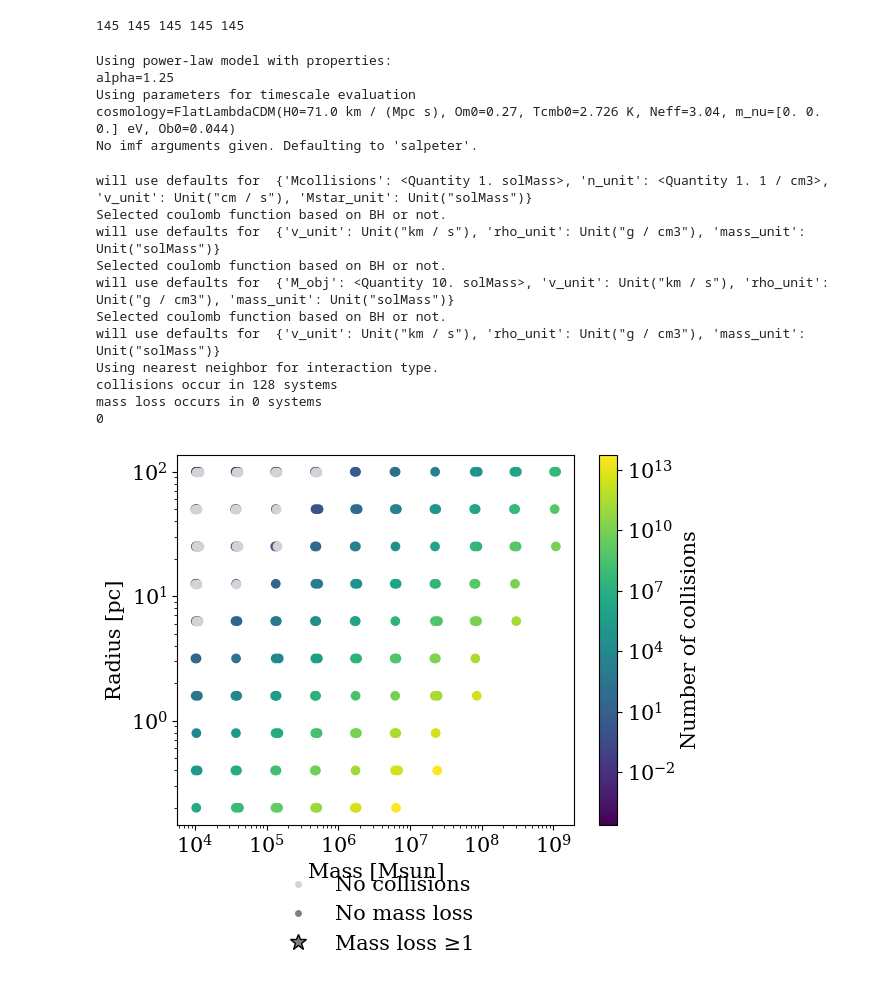
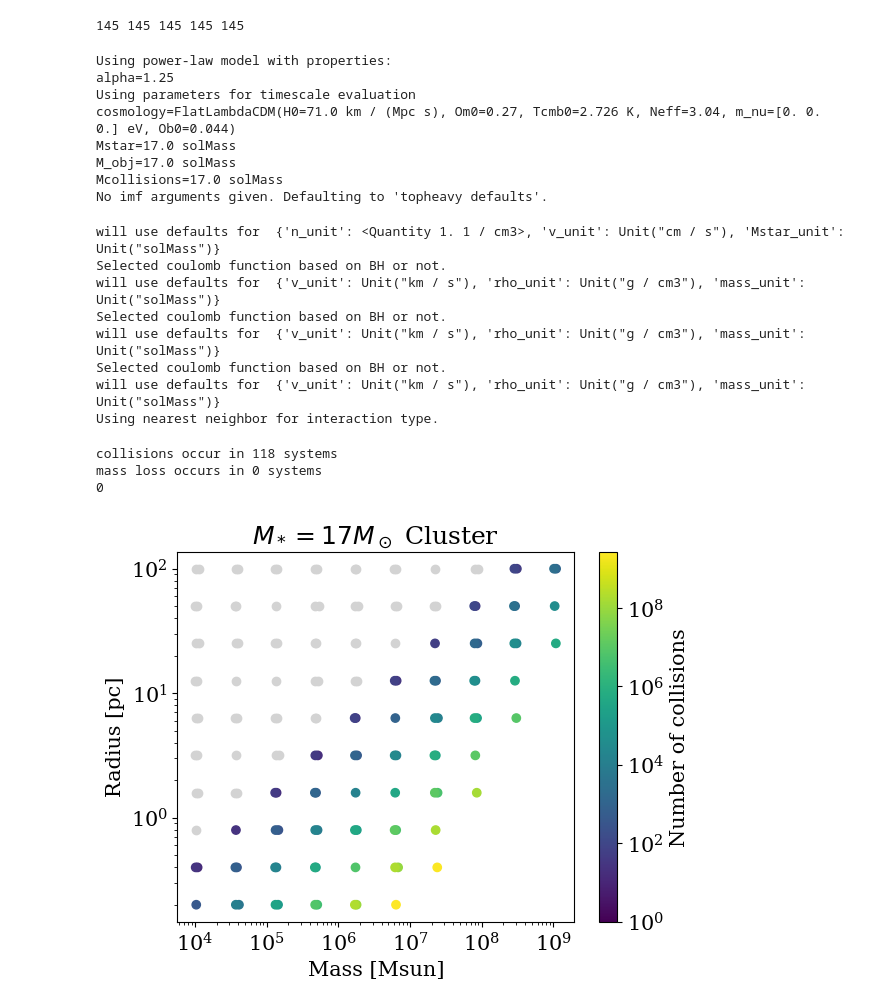
Before and after one commit to astro-claire/timescale-plots, a Jupyter notebook: models/pl125_17Msun_th.ipynb, the cells around one changed output. Saved outputs shown, nothing was run; the diff lists cells and outputs as text; code cells hidden in the pictures.

```diff
--- a/models/pl125_17Msun_th.ipynb
+++ b/models/pl125_17Msun_th.ipynb
@@ -41,32 +41,36 @@ print(len(M), len(R), len(V), len(K), len(U))  # -> 1_000_000 each (100*100*100
 model = TimescaleEnsemble(grid,
                     densityModel="power-law",
                     Nsampling = 100,
-                    timescales_kwargs={'cosmology':cosmo},
+                    timescales_kwargs={'cosmology':cosmo, 'Mstar':17*u.Msun, 'M_obj':17*u.Msun,'Mcollisions':17*u.Msun},
+                    imfModel= 'topheavy',
                     profile_kwargs={"alpha":1.25})
 # %% [output]
 Using power-law model with properties:
 alpha=1.25
 Using parameters for timescale evaluation
 cosmology=FlatLambdaCDM(H0=71.0 km / (Mpc s), Om0=0.27, Tcmb0=2.726 K, Neff=3.04, m_nu=[0. 0. 0.] eV, Ob0=0.044)
-No imf arguments given. Defaulting to 'salpeter'.
+Mstar=17.0 solMass
+M_obj=17.0 solMass
+Mcollisions=17.0 solMass
+No imf arguments given. Defaulting to 'topheavy defaults'.
 # %%
 mass_fraction_retained = 0.1
-z_final = 12
+z_final = 5
 results =  create_dynamical_model_integral(model,
                             z_final=z_final,
                             mass_fraction_retained=mass_fraction_retained)
 # %% [output]
-will use defaults for  {'Mcollisions': <Quantity 1. solMass>, 'n_unit': <Quantity 1. 1 / cm3>, 'v_unit': Unit("cm / s"), 'Mstar_unit': Unit("solMass")}
+will use defaults for  {'n_unit': <Quantity 1. 1 / cm3>, 'v_unit': Unit("cm / s"), 'Mstar_unit': Unit("solMass")}
 Selected coulomb function based on BH or not.
 will use defaults for  {'v_unit': Unit("km / s"), 'rho_unit': Unit("g / cm3"), 'mass_unit': Unit("solMass")}
 Selected coulomb function based on BH or not.
-will use defaults for  {'M_obj': <Quantity 10. solMass>, 'v_unit': Unit("km / s"), 'rho_unit': Unit("g / cm3"), 'mass_unit': Unit("solMass")}
+will use defaults for  {'v_unit': Unit("km / s"), 'rho_unit': Unit("g / cm3"), 'mass_unit': Unit("solMass")}
 Selected coulomb function based on BH or not.
 will use defaults for  {'v_unit': Unit("km / s"), 'rho_unit': Unit("g / cm3"), 'mass_unit': Unit("solMass")}
 Using nearest neighbor for interaction type.
-collisions occur in 128 systems
-mass loss occurs in 0 systems
-0
+collisions occur in 118 systems
+mass loss occurs in 0 systems
+0
 # %%
 vratio = np.array([-results['potential'][i]/results['kinetic'][i] for i in range(len(results['potential']))])
 x = np.array([results['mass'][i].value+(results['mass'][i].value *0.01 * vratio[i]) for i in range(len(vratio))]) * u.Msun
@@ -80,49 +84,53 @@ ax.set_yscale('log')
 
 # Mask zeros for log-scaling
 c_masked = np.ma.masked_equal(c, 0)
-norm = mcolors.LogNorm(vmin=c_masked.min(), vmax=c_masked.max())
+norm = mcolors.LogNorm(vmin=1, vmax=c_masked.max())
 cmap = plt.cm.viridis
 
 # --- Separate the two populations by shape ---
 mask_star = mflag >= 1   # star markers
-mask_circle = ~mask_star # circle markers
+# mask_circle = ~mask_star # circle markers
+mask_circle = c>10
 
 # Plot circles (no mass loss)
 sc1 = ax.scatter(x[mask_circle], y[mask_circle],
                  c=np.ma.masked_equal(c[mask_circle], 0),
                  cmap=cmap, norm=norm, marker='o')
 
 # Plot stars (mass loss ≥1)
 sc2 = ax.scatter(x[mask_star], y[mask_star],
                  c=np.ma.masked_equal(c[mask_star], 0),
                  cmap=cmap, norm=norm, marker='*', s=120, edgecolor='k')
 
 # Add explicit grey points for zeros
-ax.scatter(x[c < 1], y[c < 1], color="lightgrey", marker='o', alpha=1, label="0 collisions")
+ax.scatter(x[c < 10], y[c < 10], color="lightgrey", marker='o', alpha=1, label="0 collisions")
 
 # --- Colorbar ---
 cb = fig.colorbar(cm.ScalarMappable(norm=norm, cmap=cmap), ax=ax)
 cb.set_label("Number of collisions")
 
 # Add legend for shapes
 legend_handles = [
     plt.Line2D([], [], marker='o', color='w', markerfacecolor='lightgrey',
                label='No collisions'),
     plt.Line2D([], [], marker='o', color='w', markerfacecolor='gray',
                label='No mass loss'),
     plt.Line2D([], [], marker='*', color='w', markerfacecolor='gray',
                markeredgecolor='k', markersize=12, label='Mass loss ≥1')
 ]
 
-ax.legend(
-    handles=legend_handles,
-    loc="lower center",
-    bbox_to_anchor=(0.5, -0.4),
-    frameon=False
-)
+# ax.legend(
+#     handles=legend_handles,
+#     loc="lower center",
+#     bbox_to_anchor=(0.5, -0.4),
+#     frameon=False
+# )
 ax.set_xlabel("Mass [Msun]")
 ax.set_ylabel("Radius [pc]")
+plt.title(r"$M_* = 17M_\odot$ Cluster")
+
+plt.savefig("../plots/collisions_wholeobj_"+str(model.Mstar)+str(model.densityModel)+str(model.alpha)+str(model.imfModel)+"z"+str(z_final)+".pdf",bbox_inches = "tight")
 
 plt.show()
 # %% [output]
-[figure, old version]
+[figure, new version]
```
Also changed, not shown: parts of 8 cells of this notebook, 42 other files.
